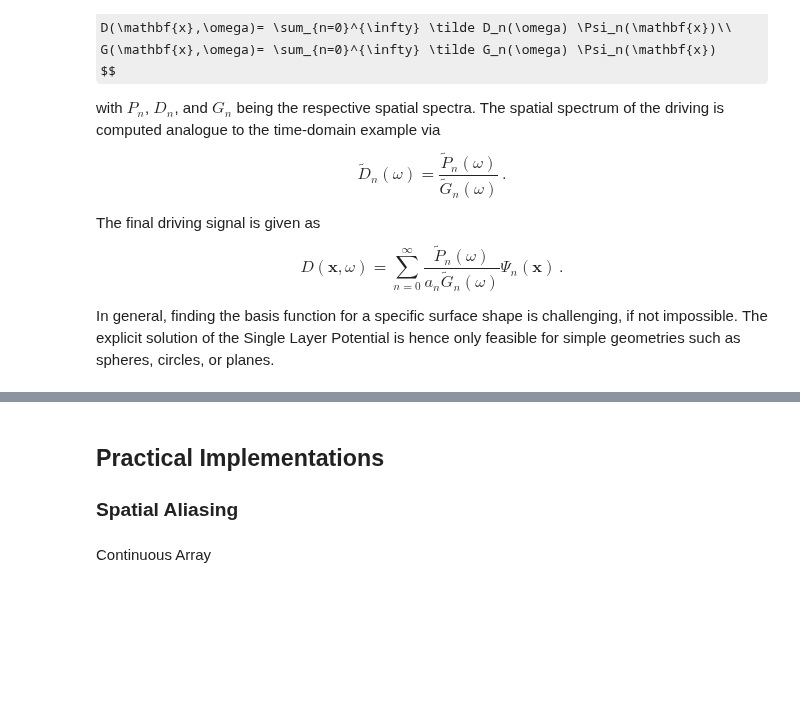
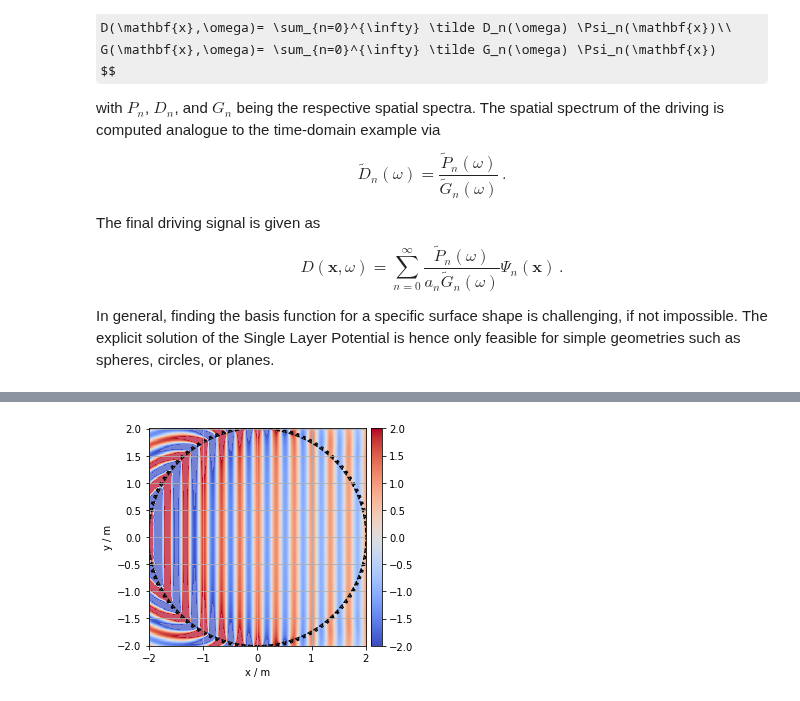
Before and after one commit to spatialaudio/selected-topics-in-audio-signal-processing-exercises, a Jupyter notebook: sound_field_synthesis.ipynb, the cells around one changed output, grey strips where cells are left out. Saved outputs shown, nothing was run; the diff lists cells and outputs as text; code cells hidden in the pictures; some formulas as TeX source; blank space fills up the shorter version.

Commit message:
Update sound_field_synthesis.ipynb
revision, WFS added, adapted to sfs 0.5.0

```diff
--- a/sound_field_synthesis.ipynb
+++ b/sound_field_synthesis.ipynb
@@ -247,4 +271,0 @@ sfs.plot.loudspeaker_2d(x0,n0)
-# %% [markdown]
-## Practical Implementations
-
-### Spatial Aliasing
@@ -288,2 +271,0 @@ def plot_circ_spectrum(Dm, m, omega):
-# %% [markdown]
-Continuous Array
@@ -289,0 +281,15 @@ Continuous Array
+# %%
+N = 100  # number of monopoles, enough to simulate a quasi-continuous array
+array = sfs.array.circular(N, R)  # circular array
+
+# above defined driving function
+d = nfchoa_2d_plane(omega, array.x, R, n=npw, max_order=M)
+
+p = sfs.fd.synthesize(d, np.ones(N), array, sfs.fd.secondary_source_point(
+    omega, sfs.default.c), grid=grid)
+
+sfs.plot2d.amplitude(p, grid)
+sfs.plot2d.loudspeakers(array.x, array.n, array.a)
+plt.grid(True)
+# %% [output]
+[figure, added]
```
Also changed, not shown: parts of 21 cells of this notebook.
